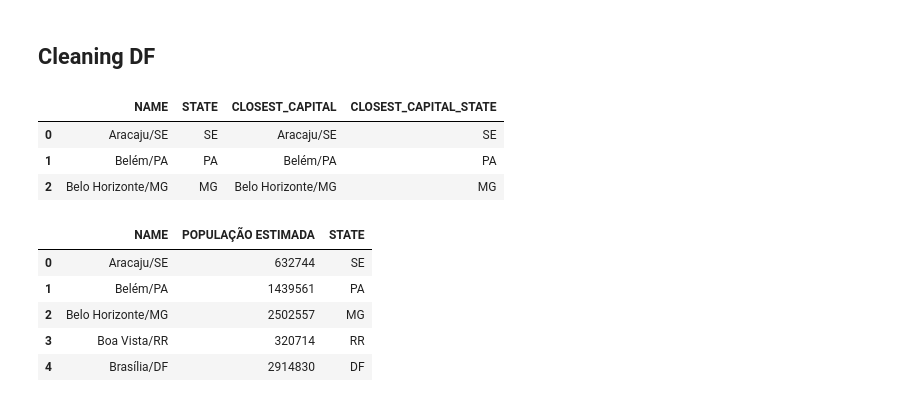
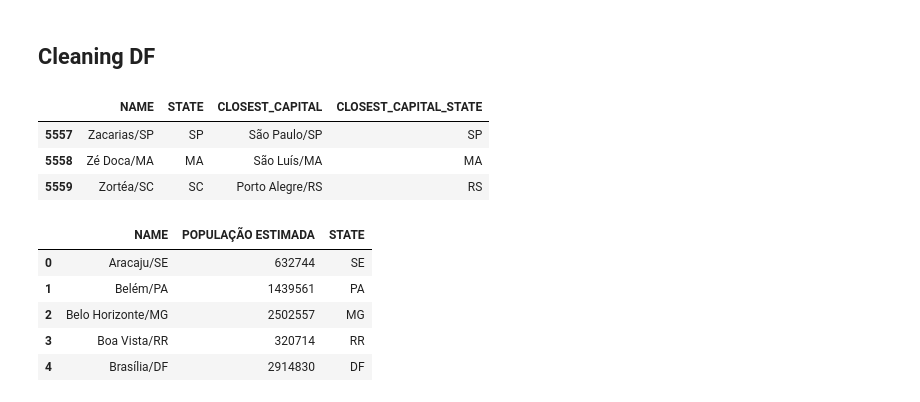
Before and after one commit to JonatasLemos/DataAnalysisProjects, a Jupyter notebook: closestCapitalAnalysis/ClosestCapitalPopulation.ipynb, the cells around one changed output. Cells and saved outputs as stored; diff of their text form; code cells hidden in the pictures.

```diff
--- a/closestCapitalAnalysis/ClosestCapitalPopulation.ipynb
+++ b/closestCapitalAnalysis/ClosestCapitalPopulation.ipynb
@@ -16,13 +16,13 @@ import matplotlib.pyplot as plt
 # %%
 path_start = f"/content/drive/MyDrive/Colab Data/"
 distance_cities_pop = pd.read_csv(f"{path_start}distance_cities.csv")
 distance_cities_pop.drop(["NEAR_DIST","NEAR_FID"],axis=1,inplace=True)
-distance_cities_pop.head(3)
+distance_cities_pop.tail(3)
 # %% [output]
 |  | NAME | STATE | CLOSEST_CAPITAL | CLOSEST_CAPITAL_STATE |
-| 0 | Aracaju/SE | SE | Aracaju/SE | SE |
-| 1 | Belém/PA | PA | Belém/PA | PA |
-| 2 | Belo Horizonte/MG | MG | Belo Horizonte/MG | MG |
+| 5557 | Zacarias/SP | SP | São Paulo/SP | SP |
+| 5558 | Zé Doca/MA | MA | São Luís/MA | MA |
+| 5559 | Zortéa/SC | SC | Porto Alegre/RS | RS |
 # %%
 population = pd.read_excel(f"{path_start}output_distance.xlsx")
 population.head()
```
